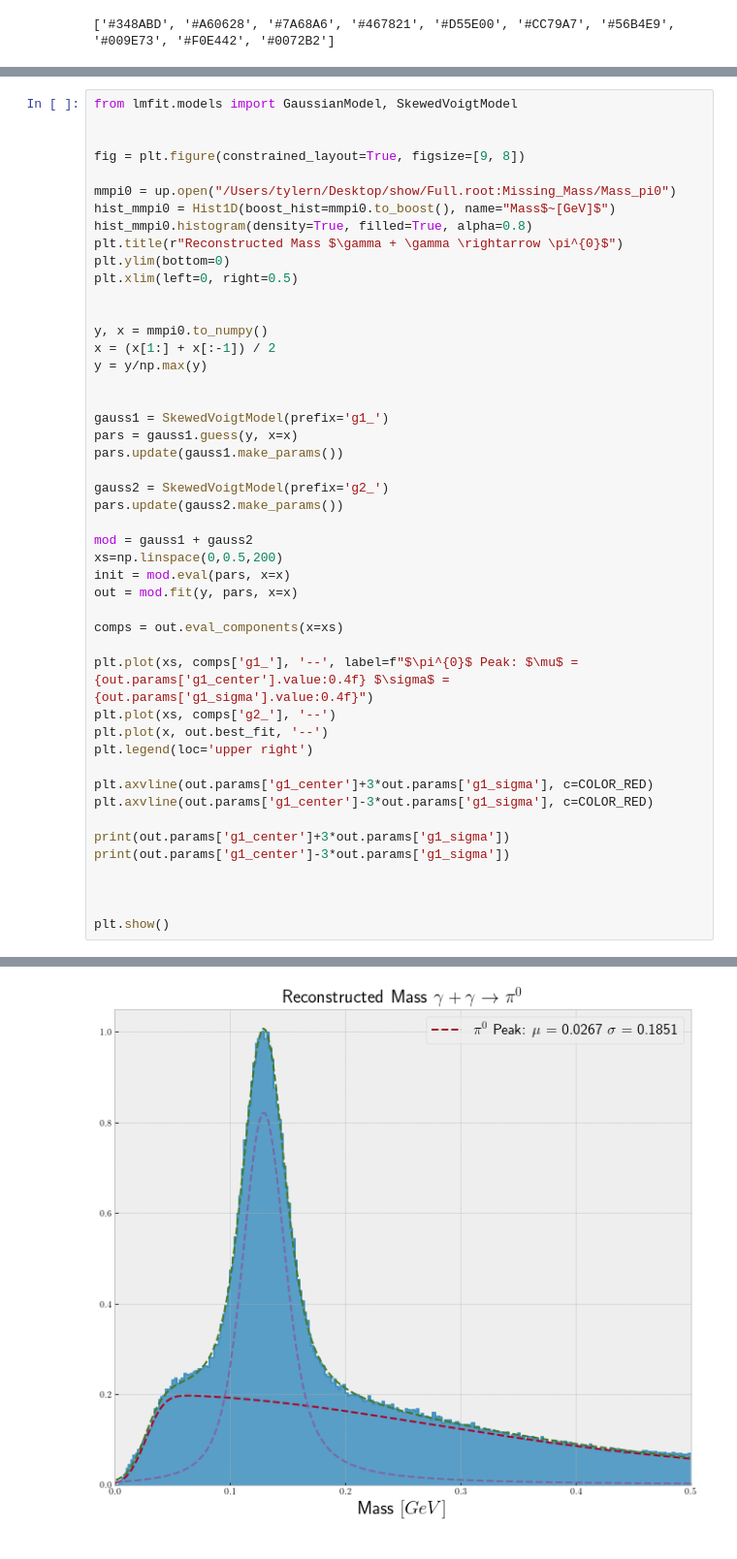
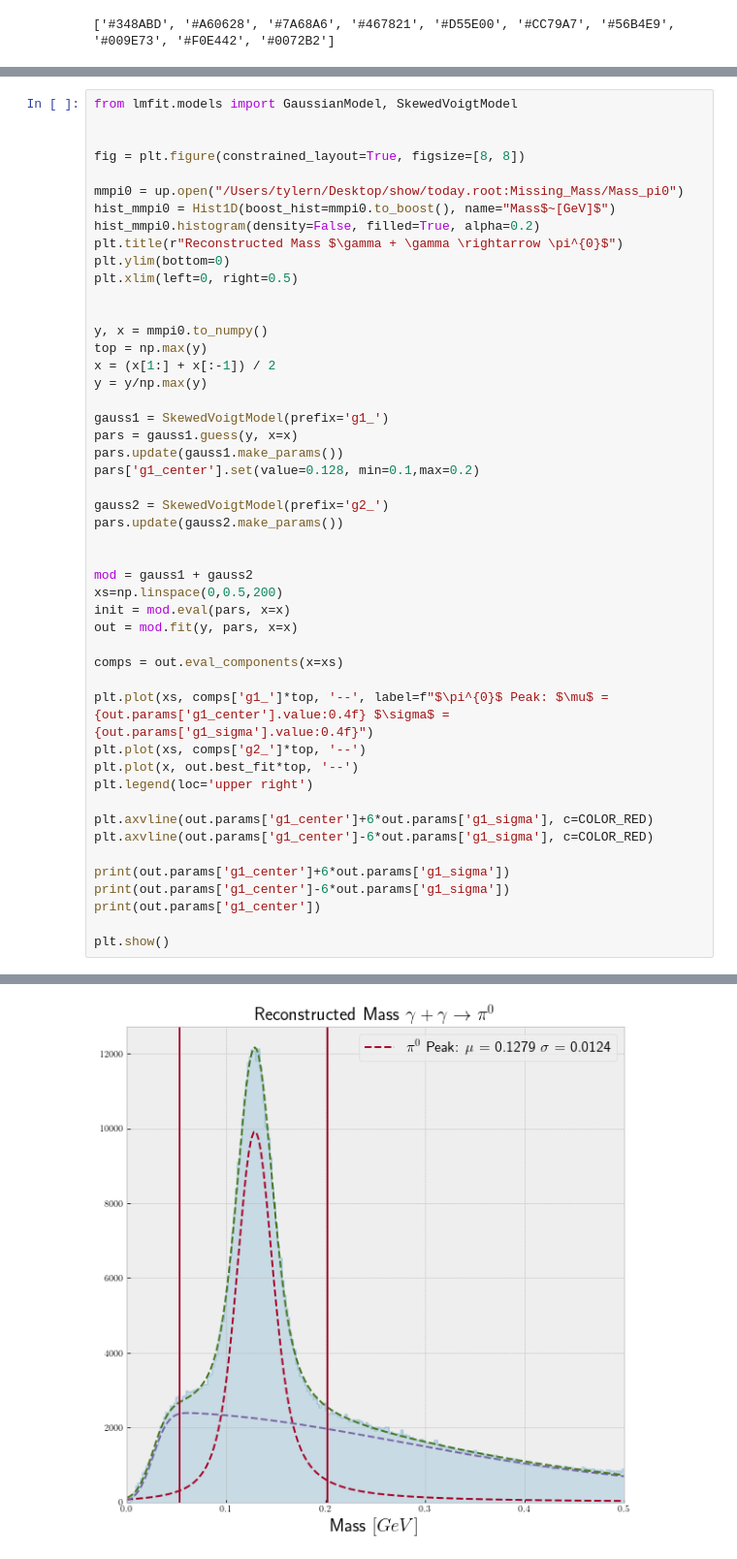
Before and after one commit to tylern4/analysisNotebooks, a Jupyter notebook: uproot.ipynb, the cells around one changed output, grey strips where cells are left out. Shown at 97% size. Saved outputs shown, nothing was run; the diff lists cells and outputs as text.

```diff
--- a/uproot.ipynb
+++ b/uproot.ipynb
@@ -196,27 +286,29 @@ plt.show()
 from lmfit.models import GaussianModel, SkewedVoigtModel
 
 
-fig = plt.figure(constrained_layout=True, figsize=[9, 8])
+fig = plt.figure(constrained_layout=True, figsize=[8, 8])
 
-mmpi0 = up.open("/Users/tylern/Desktop/show/Full.root:Missing_Mass/Mass_pi0")
+mmpi0 = up.open("/Users/tylern/Desktop/show/today.root:Missing_Mass/Mass_pi0")
 hist_mmpi0 = Hist1D(boost_hist=mmpi0.to_boost(), name="Mass$~[GeV]$")
-hist_mmpi0.histogram(density=True, filled=True, alpha=0.8)
+hist_mmpi0.histogram(density=False, filled=True, alpha=0.2)
 plt.title(r"Reconstructed Mass $\gamma + \gamma \rightarrow \pi^{0}$")
 plt.ylim(bottom=0)
 plt.xlim(left=0, right=0.5)
 
 
 y, x = mmpi0.to_numpy()
+top = np.max(y)
 x = (x[1:] + x[:-1]) / 2
 y = y/np.max(y)
-
 
 gauss1 = SkewedVoigtModel(prefix='g1_')
 pars = gauss1.guess(y, x=x)
 pars.update(gauss1.make_params())
+pars['g1_center'].set(value=0.128, min=0.1,max=0.2)
 
 gauss2 = SkewedVoigtModel(prefix='g2_')
 pars.update(gauss2.make_params())
+
 
 mod = gauss1 + gauss2
 xs=np.linspace(0,0.5,200)
@@ -225,18 +317,17 @@ out = mod.fit(y, pars, x=x)
 
 comps = out.eval_components(x=xs)
 
-plt.plot(xs, comps['g1_'], '--', label=f"$\pi^{0}$ Peak: $\mu$ = {out.params['g1_center'].value:0.4f} $\sigma$ = {out.params['g1_sigma'].value:0.4f}")
-plt.plot(xs, comps['g2_'], '--')
-plt.plot(x, out.best_fit, '--')
+plt.plot(xs, comps['g1_']*top, '--', label=f"$\pi^{0}$ Peak: $\mu$ = {out.params['g1_center'].value:0.4f} $\sigma$ = {out.params['g1_sigma'].value:0.4f}")
+plt.plot(xs, comps['g2_']*top, '--')
+plt.plot(x, out.best_fit*top, '--')
 plt.legend(loc='upper right')
 
-plt.axvline(out.params['g1_center']+3*out.params['g1_sigma'], c=COLOR_RED)
-plt.axvline(out.params['g1_center']-3*out.params['g1_sigma'], c=COLOR_RED)
+plt.axvline(out.params['g1_center']+6*out.params['g1_sigma'], c=COLOR_RED)
+plt.axvline(out.params['g1_center']-6*out.params['g1_sigma'], c=COLOR_RED)
 
-print(out.params['g1_center']+3*out.params['g1_sigma'])
-print(out.params['g1_center']-3*out.params['g1_sigma'])
-
-
+print(out.params['g1_center']+6*out.params['g1_sigma'])
+print(out.params['g1_center']-6*out.params['g1_sigma'])
+print(out.params['g1_center'])
 
 plt.show()
 # %% [output]
@@ -245,4 +337,4 @@ plt.show()
-[figure, old version]
+[figure, new version]
 # %%
 fig = plt.figure(constrained_layout=True, figsize=[8, 8])
 
```
Also changed, not shown: parts of 22 cells of this notebook, 22 other files.
